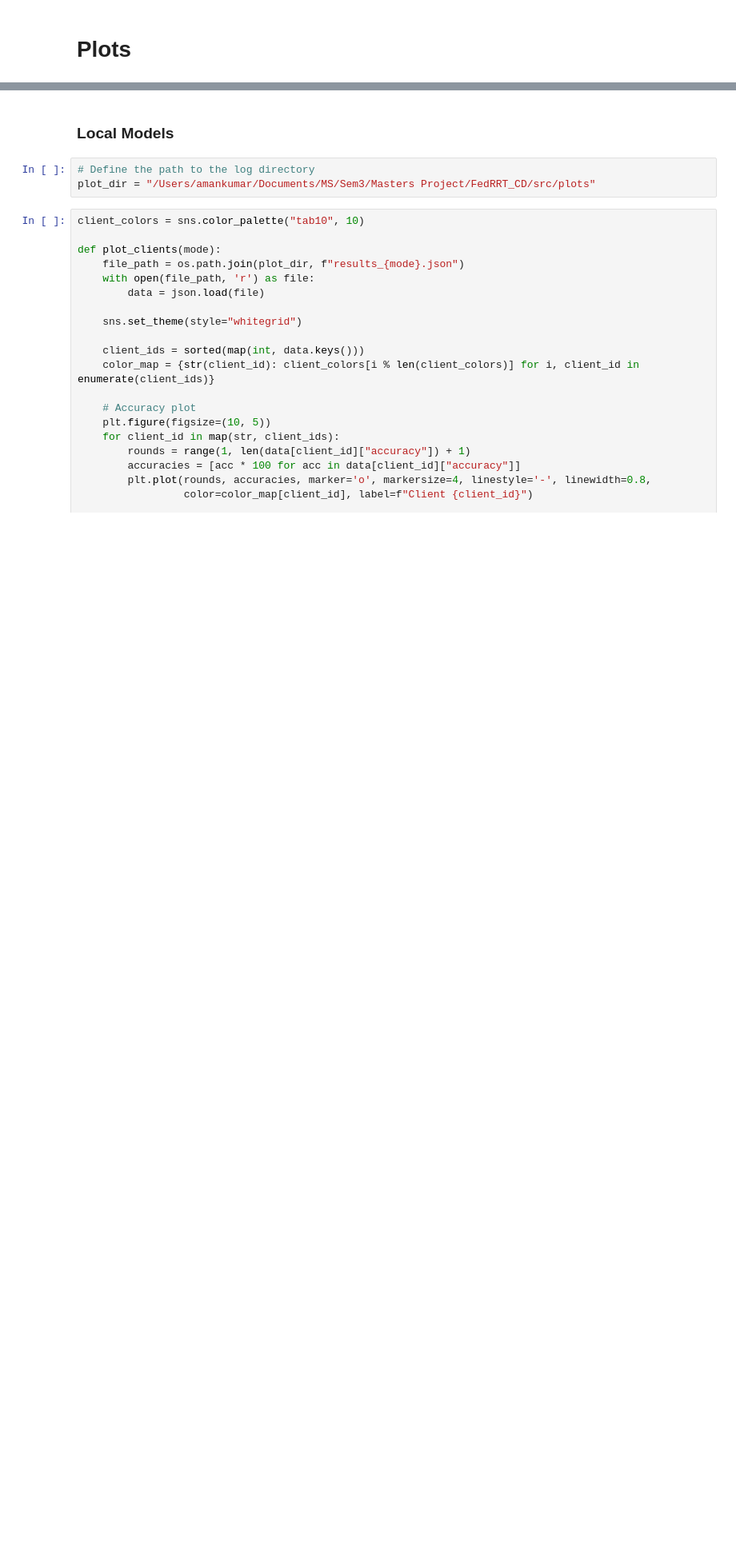
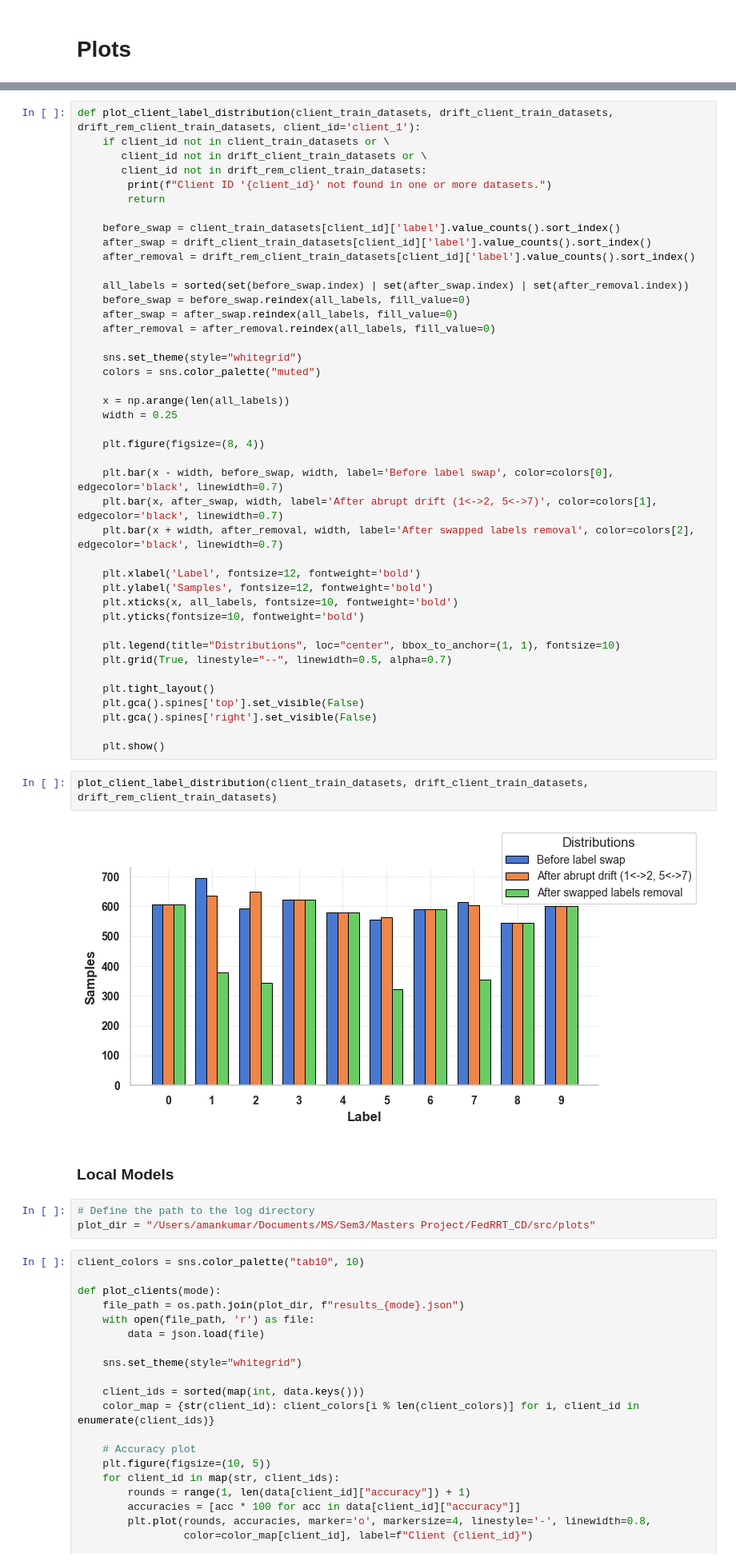
Before and after one commit to Encore7/FedRRT_CD, a Jupyter notebook: Analysis.ipynb, the cells around one changed output, grey strips where cells are left out. Shown at 80% size. Cells and saved outputs as stored; diff of their text form; blank space fills up the shorter version.

```diff
--- a/Analysis.ipynb
+++ b/Analysis.ipynb
@@ -305,3 +307,49 @@ Name: label, dtype: int64
+# %%
+def plot_client_label_distribution(client_train_datasets, drift_client_train_datasets, drift_rem_client_train_datasets, client_id='client_1'):
+    if client_id not in client_train_datasets or \
+       client_id not in drift_client_train_datasets or \
+       client_id not in drift_rem_client_train_datasets:
+        print(f"Client ID '{client_id}' not found in one or more datasets.")
+        return
+
+    before_swap = client_train_datasets[client_id]['label'].value_counts().sort_index()
+    after_swap = drift_client_train_datasets[client_id]['label'].value_counts().sort_index()
+    after_removal = drift_rem_client_train_datasets[client_id]['label'].value_counts().sort_index()
+
+    all_labels = sorted(set(before_swap.index) | set(after_swap.index) | set(after_removal.index))
+    before_swap = before_swap.reindex(all_labels, fill_value=0)
+    after_swap = after_swap.reindex(all_labels, fill_value=0)
+    after_removal = after_removal.reindex(all_labels, fill_value=0)
+
+    sns.set_theme(style="whitegrid")
+    colors = sns.color_palette("muted")
+
+    x = np.arange(len(all_labels))
+    width = 0.25
+
+    plt.figure(figsize=(8, 4))
+
+    plt.bar(x - width, before_swap, width, label='Before label swap', color=colors[0], edgecolor='black', linewidth=0.7)
+    plt.bar(x, after_swap, width, label='After abrupt drift (1<->2, 5<->7)', color=colors[1], edgecolor='black', linewidth=0.7)
+    plt.bar(x + width, after_removal, width, label='After swapped labels removal', color=colors[2], edgecolor='black', linewidth=0.7)
+
+    plt.xlabel('Label', fontsize=12, fontweight='bold')
+    plt.ylabel('Samples', fontsize=12, fontweight='bold')
+    plt.xticks(x, all_labels, fontsize=10, fontweight='bold')
+    plt.yticks(fontsize=10, fontweight='bold')
+
+    plt.legend(title="Distributions", loc="center", bbox_to_anchor=(1, 1), fontsize=10)
+    plt.grid(True, linestyle="--", linewidth=0.5, alpha=0.7)
+
+    plt.tight_layout()
+    plt.gca().spines['top'].set_visible(False)
+    plt.gca().spines['right'].set_visible(False)
+
+    plt.show()
+# %%
+plot_client_label_distribution(client_train_datasets, drift_client_train_datasets, drift_rem_client_train_datasets)
+# %% [output]
+[figure, added]
 # %% [markdown]
 ### Local Models
 # %%
```
Also changed, not shown: parts of 24 cells of this notebook, 8 other files.
